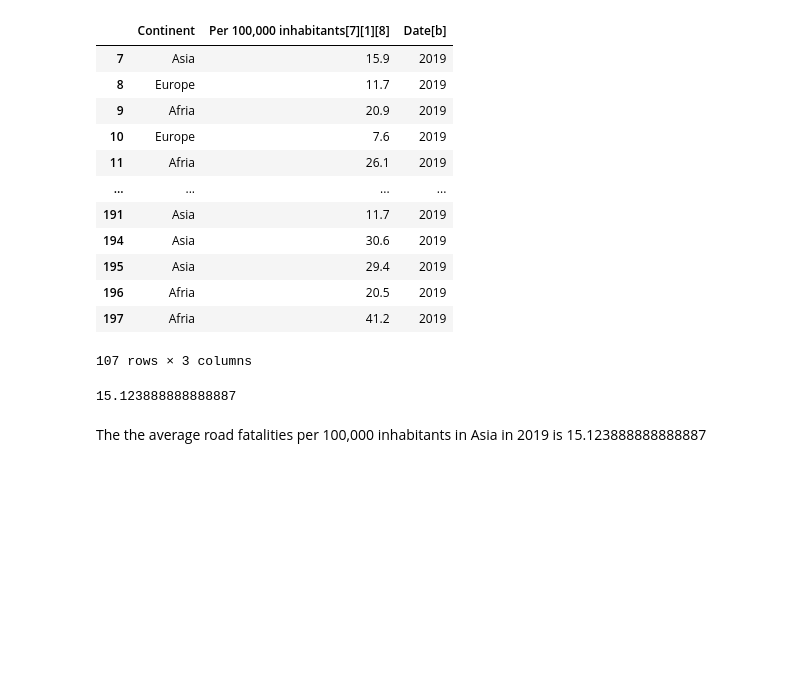
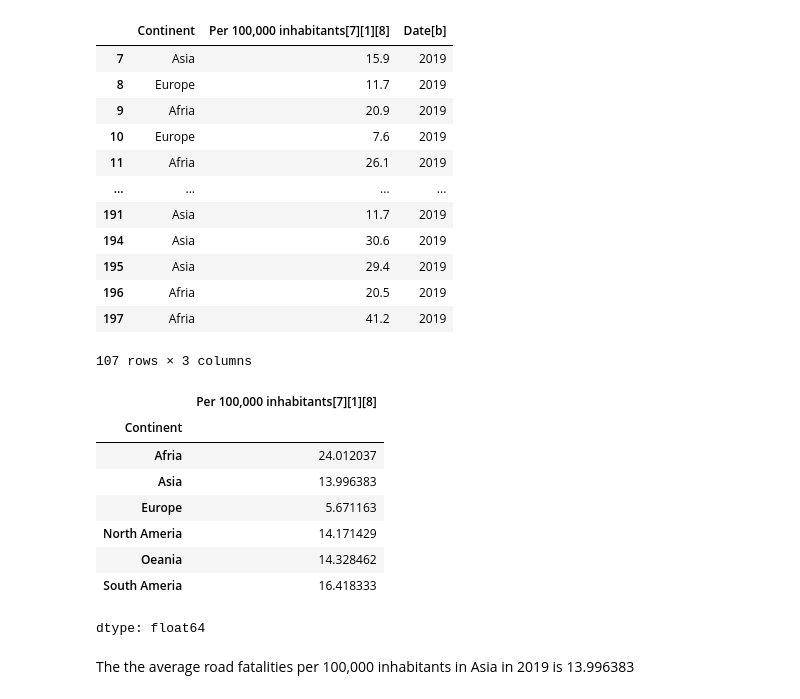
Before and after one commit to AngelaZhang111/QM2, a Jupyter notebook: W2_Working_with_Data_in_Pandas.ipynb, the cells around one changed output. Saved outputs shown, nothing was run; the diff lists cells and outputs as text; code cells hidden in the pictures; blank space fills up the shorter version.

```diff
--- a/W2_Working_with_Data_in_Pandas.ipynb
+++ b/W2_Working_with_Data_in_Pandas.ipynb
@@ -518,11 +517,17 @@ clean[clean['Date[b]']=='2019']
 | 197 | Afria | 41.2 | 2019 |
 107 rows × 3 columns
 # %%
-#now the selected data are all from 2019 in Asia
-#calculating the average road fatalities per 100,000 inhabitants in Asia in 2019
-average_road_fatalities_per_100000_inhabitants_in_Asia_in_2019=clean['Per 100,000 inhabitants[7][1][8]'].mean()
-print(average_road_fatalities_per_100000_inhabitants_in_Asia_in_2019)
+#calculating the mean of road fatalities per 100,000 inhabitants in every continent based on the data in 2019
+clean.groupby('Continent')['Per 100,000 inhabitants[7][1][8]'].mean()
 # %% [output]
+|  | Per 100,000 inhabitants[7][1][8] |
+| Continent |  |
+| Afria | 24.012037 |
+| Asia | 13.996383 |
+| Europe | 5.671163 |
+| North Ameria | 14.171429 |
+| Oeania | 14.328462 |
+| South Ameria | 16.418333 |
-15.123888888888887
+dtype: float64
 # %% [markdown]
-The the average road fatalities per 100,000 inhabitants in Asia in 2019 is 15.123888888888887
+The the average road fatalities per 100,000 inhabitants in Asia in 2019 is 13.996383
```
Also changed, not shown: parts of 1 cell of this notebook.
